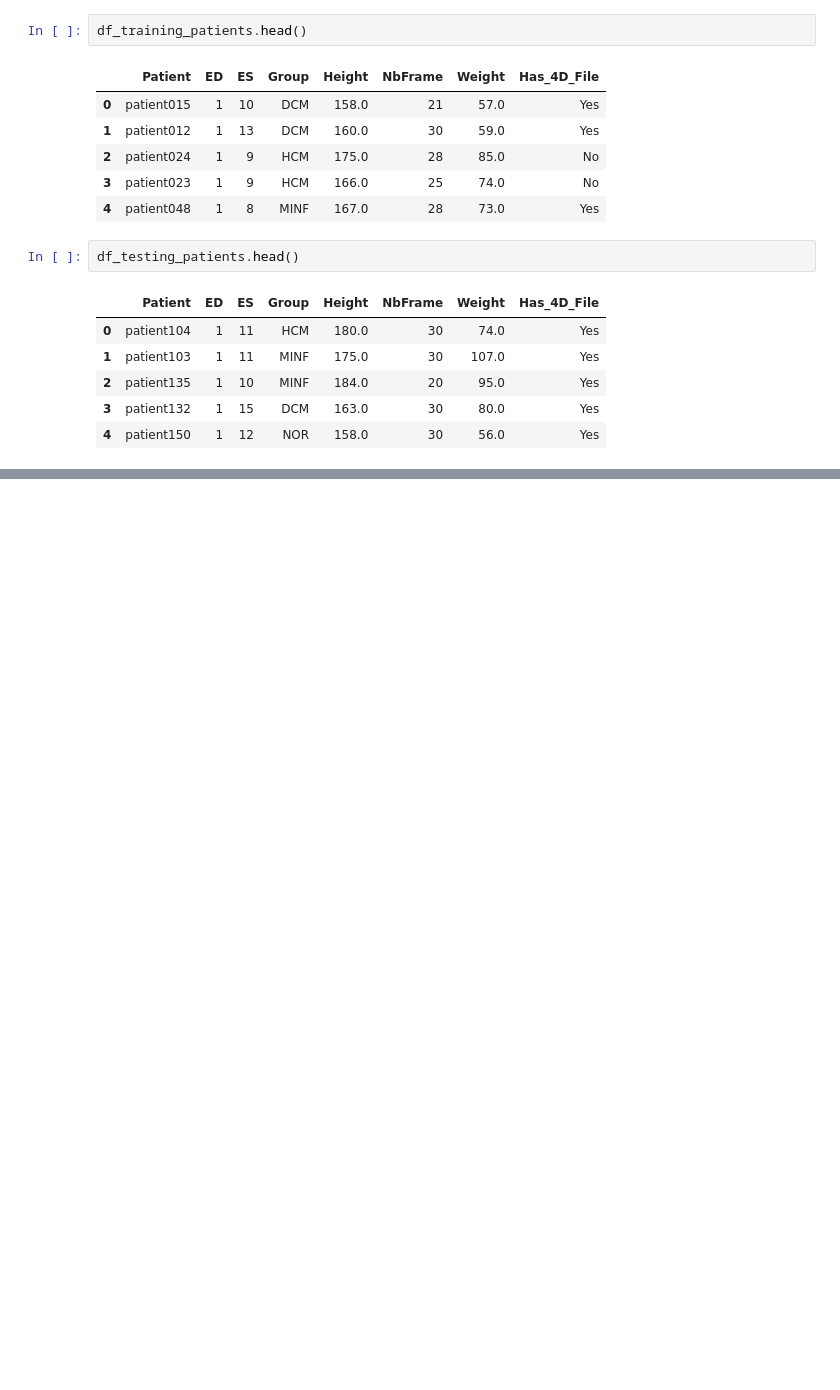
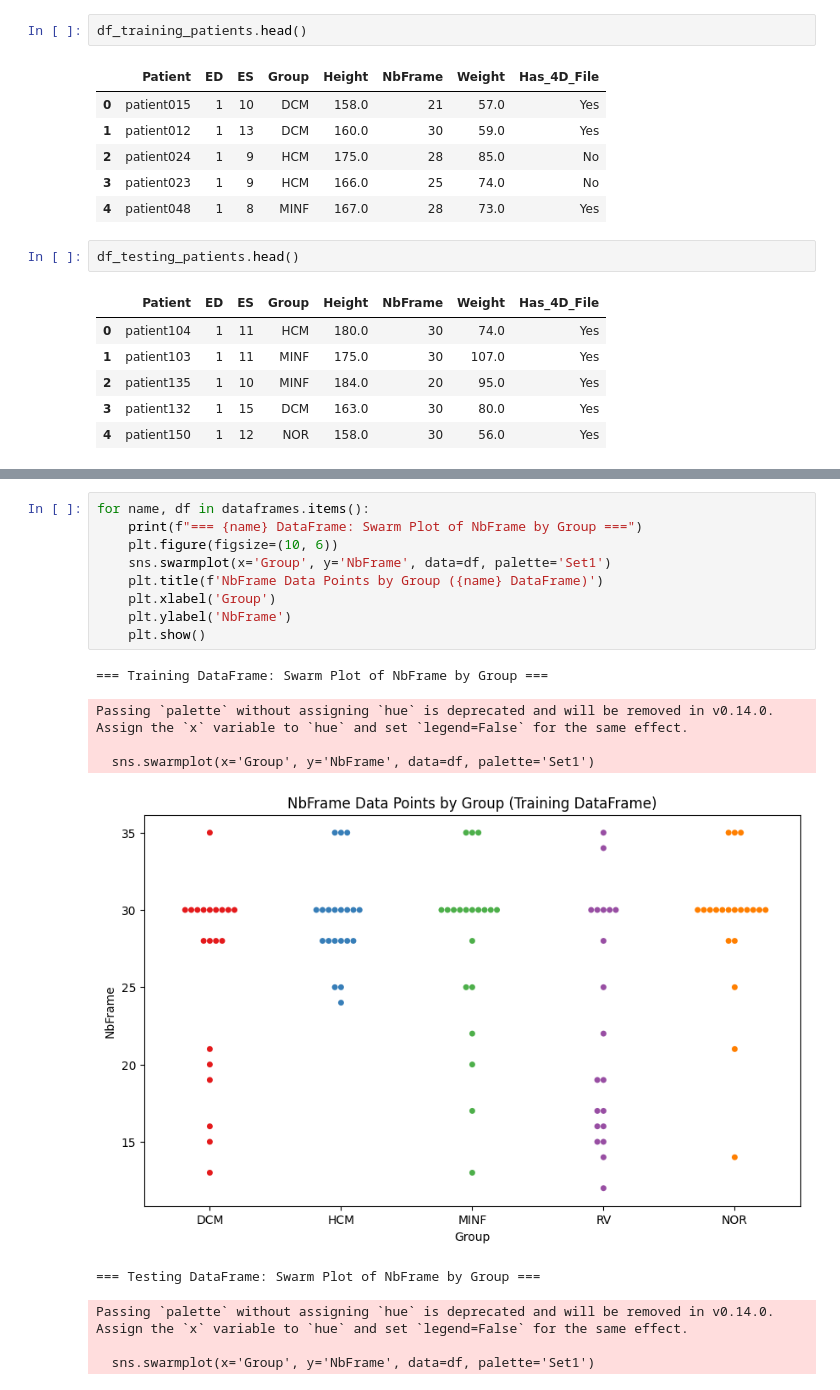
Before and after one commit to ahmedalii3/Cardiac-Strain-Mapping, a Jupyter notebook: Code/Data_scripts/Data_Analysis.ipynb, the cells around one changed output, grey strips where cells are left out. Drawn from its saved outputs; the diff is of its cells as text; blank space fills up the shorter version.

```diff
--- a/Code/Data_scripts/Data_Analysis.ipynb
+++ b/Code/Data_scripts/Data_Analysis.ipynb
@@ -101,0 +171,19 @@ df_testing_patients.head()
+# %%
+for name, df in dataframes.items():
+    print(f"=== {name} DataFrame: Swarm Plot of NbFrame by Group ===")
+    plt.figure(figsize=(10, 6))
+    sns.swarmplot(x='Group', y='NbFrame', data=df, palette='Set1')
+    plt.title(f'NbFrame Data Points by Group ({name} DataFrame)')
+    plt.xlabel('Group')
+    plt.ylabel('NbFrame')
+    plt.show()
+# %% [output]
+=== Training DataFrame: Swarm Plot of NbFrame by Group ===
+Passing `palette` without assigning `hue` is deprecated and will be removed in v0.14.0. Assign the `x` variable to `hue` and set `legend=False` for the same effect.
+
+  sns.swarmplot(x='Group', y='NbFrame', data=df, palette='Set1')
+[figure, added]
+=== Testing DataFrame: Swarm Plot of NbFrame by Group ===
+Passing `palette` without assigning `hue` is deprecated and will be removed in v0.14.0. Assign the `x` variable to `hue` and set `legend=False` for the same effect.
+
+  sns.swarmplot(x='Group', y='NbFrame', data=df, palette='Set1')
```
Also changed, not shown: parts of 9 cells of this notebook.
